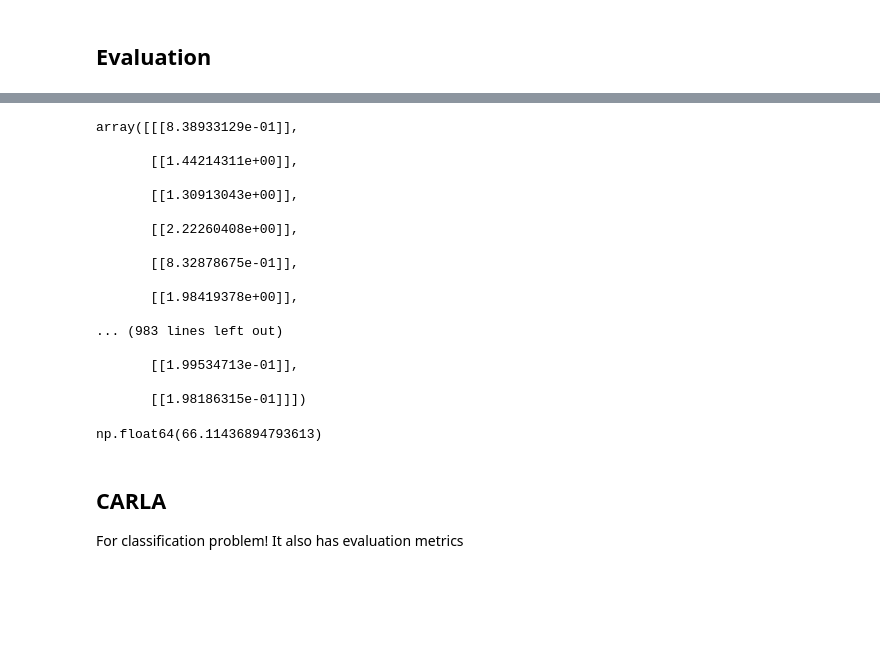
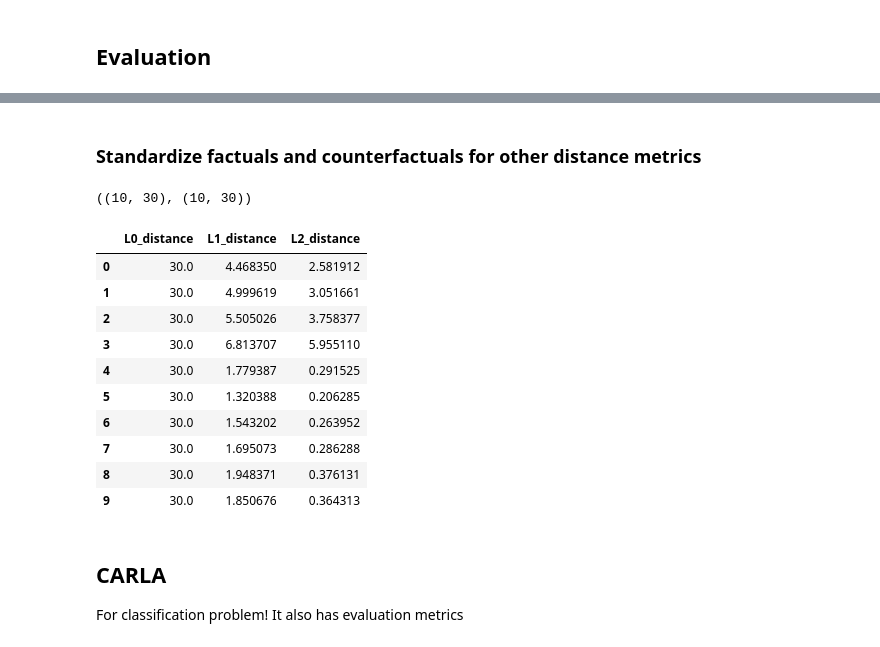
Before and after one commit to serval-uni-lu/counterfactualFAR, a Jupyter notebook: dice_cf.ipynb, the cells around one changed output, grey strips where cells are left out. Saved outputs shown, nothing was run; the diff lists cells and outputs as text; code cells hidden in the pictures; blank space fills up the shorter version.

```diff
--- a/dice_cf.ipynb
+++ b/dice_cf.ipynb
@@ -437,10 +423,16 @@ class Evaluation(ABC):
         self.hyperparameters = hyperparameters
 
     @abstractmethod
-    def get_evaluation(
+    def get_evaluations(
         self, factuals: pd.DataFrame, counterfactuals: pd.DataFrame
     ) -> pd.DataFrame:
         """Compute evaluation measure"""
+
+    @abstractmethod
+    def get_manhattan(
+        self, factuals: pd.DataFrame, counterfactuals: pd.DataFrame
+    ) -> pd.DataFrame:
+        """Compute evaluation measure"""
 # %%
 def remove_nans(
     counterfactuals: pd.DataFrame, factuals: pd.DataFrame = None
@@ -561,12 +542,14 @@ len(counterfactuals.columns)
+# %% [markdown]
+### Standardize factuals and counterfactuals for other distance metrics
 # %%
 from sklearn.preprocessing import StandardScaler
 scaler = StandardScaler()
 scaler.fit(training_data.drop(columns="target"))
 
-distances = []
-all_cf = []
+all_cf_scaled = []
+all_factuals_scaled = []
 
-n = len(testing_data.iloc[:500,:])
+n = len(testing_data.iloc[:10,:])
 
 for i in range(n):
     query_instance = testing_data.drop(columns="target").iloc[i:i+1].astype(np.float64)
@@ -577,6 +560,7 @@ for i in range(n):
         columns=query_instance.columns,
         index=query_instance.index
     )
+    all_factuals_scaled.append(factual_scaled)
 
     dice_exp = exp.generate_counterfactuals(
         query_instance,
@@ -584,47 +568,39 @@ for i in range(n):
         desired_range=[min, max]
     )
     #cf_df = dice_exp.cf_examples_list[0].final_cfs_df.copy()
-    counterfactuals = dice_exp.cf_examples_list[0].final_cfs_df.copy()
+    cfs = dice_exp.cf_examples_list[0].final_cfs_df.copy()
     query_instance["target"] = testing_data["target"].iloc[i:i+1].values.astype(np.float64)
 
     # Standardize counterfactual
     counterfactual_scaled = pd.DataFrame(
-        scaler.transform(counterfactuals.drop(columns="target")),
-        columns=counterfactuals.columns[:-1],
-        index=counterfactuals.index
+        scaler.transform(cfs.drop(columns="target")),
+        columns=cfs.columns[:-1],
+        index=cfs.index
     )
+    all_cf_scaled.append(counterfactual_scaled)
 
-    # factuals_repeated = pd.concat([query_instance]*len(counterfactuals), ignore_index=True)
-    distance = dist_eval.get_evaluation(factual_scaled, counterfactual_scaled)
-    # distance_df["factual_id"] = i
-    distances.append(distance)
-
-#all_distances = pd.concat(distances, ignore_index=True)
-all_distances = np.array(distances)
+# Concatenate all single-row DataFrames into one DataFrame each
+all_factuals_scaled_df = pd.concat(all_factuals_scaled, axis=0)
+all_cf_scaled_df = pd.concat(all_cf_scaled, axis=0)
-# %%
-all_distances
-# %% [output]
-array([[[8.38933129e-01]],
-
-       [[1.44214311e+00]],
-
-       [[1.30913043e+00]],
-
-       [[2.22260408e+00]],
-
-       [[8.32878675e-01]],
-
-       [[1.98419378e+00]],
-
-... (983 lines left out)
-
-       [[1.99534713e-01]],
-
-       [[1.98186315e-01]]])
-# %%
-np.mean(all_distances)
-# %% [output]
-np.float64(66.11436894793613)
+# %%
+all_factuals_scaled_df.shape, all_cf_scaled_df.shape
+# %% [output]
+((10, 30), (10, 30))
+# %%
+all_distances = dist_eval.get_evaluations(all_factuals_scaled_df, all_cf_scaled_df)
+all_distances
+# %% [output]
+|  | L0_distance | L1_distance | L2_distance |
+| 0 | 30.0 | 4.468350 | 2.581912 |
+| 1 | 30.0 | 4.999619 | 3.051661 |
+| 2 | 30.0 | 5.505026 | 3.758377 |
+| 3 | 30.0 | 6.813707 | 5.955110 |
+| 4 | 30.0 | 1.779387 | 0.291525 |
+| 5 | 30.0 | 1.320388 | 0.206285 |
+| 6 | 30.0 | 1.543202 | 0.263952 |
+| 7 | 30.0 | 1.695073 | 0.286288 |
+| 8 | 30.0 | 1.948371 | 0.376131 |
+| 9 | 30.0 | 1.850676 | 0.364313 |
 # %% [markdown]
 ## CARLA
 
```
Also changed, not shown: parts of 22 cells of this notebook.
